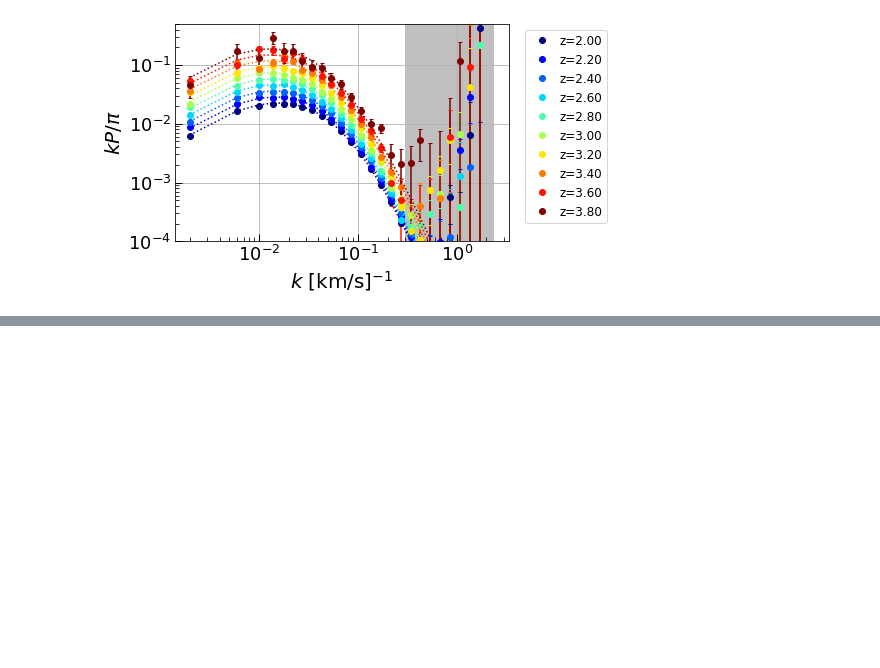
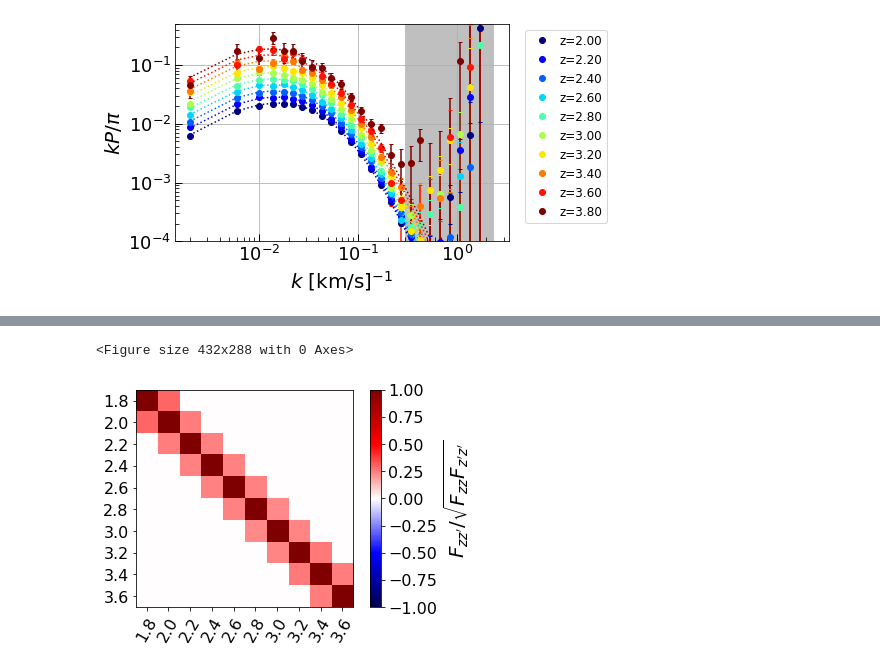
Before and after one commit to p-slash/qsotools, a Jupyter notebook: notebooks/PlottingQMLEResults.ipynb, the cells around one changed output, grey strips where cells are left out. Saved outputs shown, nothing was run; the diff lists cells and outputs as text; code cells hidden in the pictures; blank space fills up the shorter version.

```diff
--- a/notebooks/PlottingQMLEResults.ipynb
+++ b/notebooks/PlottingQMLEResults.ipynb
@@ -16,0 +25,5 @@ Chi-Square / dof: 216.95 / 250.
+# %%
+FP.plotZBin(1)
+# %% [output]
+<Figure size 432x288 with 0 Axes>
+[figure, added]
```
Also changed, not shown: parts of 5 cells of this notebook.
